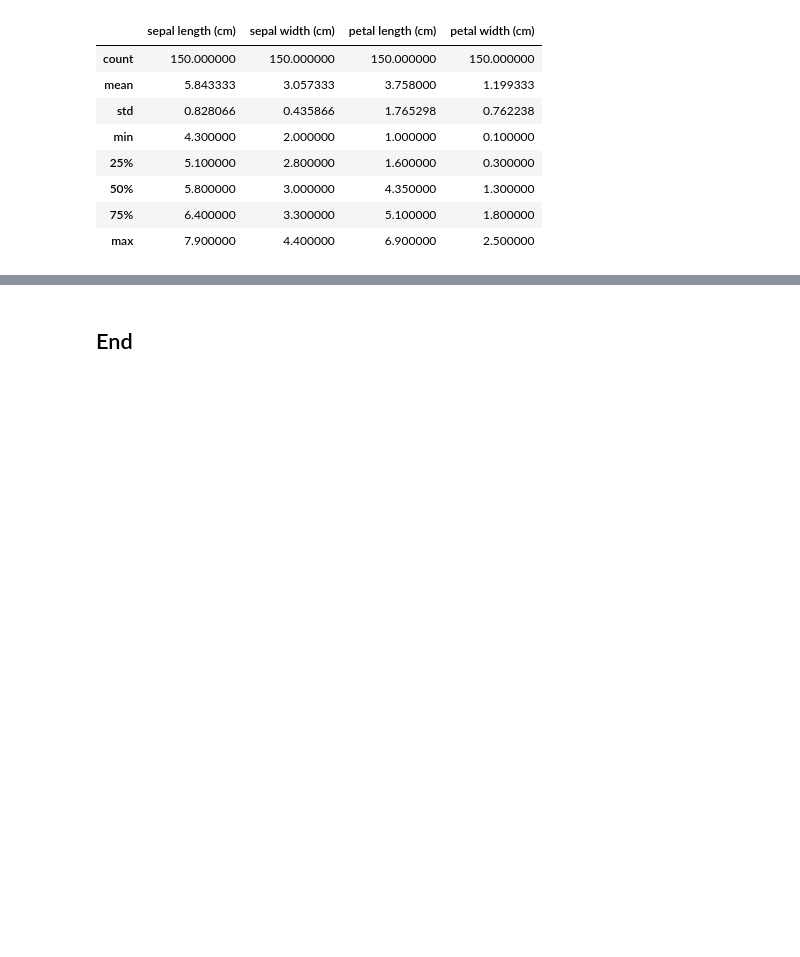
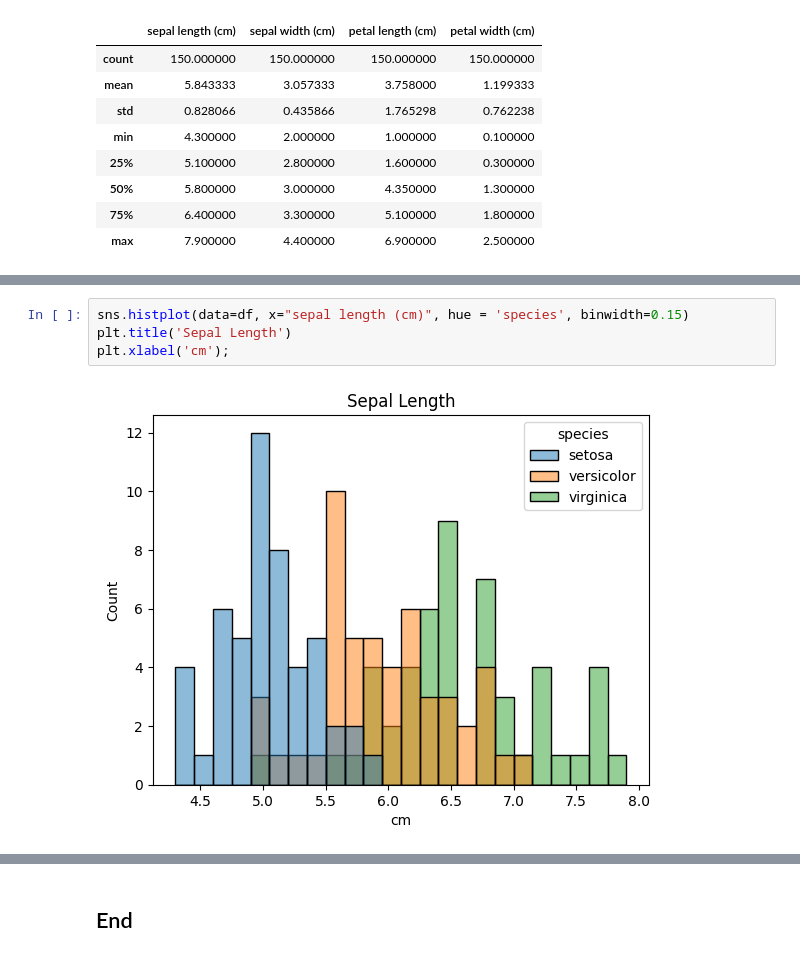
Before and after one commit to danielfinnerty/principles_of_data_analytics, a Jupyter notebook: tasks.ipynb, the cells around one changed output, grey strips where cells are left out. Drawn from its saved outputs; the diff is of its cells as text; blank space fills up the shorter version.

```diff
--- a/tasks.ipynb
+++ b/tasks.ipynb
@@ -132,0 +156,6 @@ df.describe()
+# %%
+sns.histplot(data=df, x="sepal length (cm)", hue = 'species', binwidth=0.15)
+plt.title('Sepal Length')
+plt.xlabel('cm');
+# %% [output]
+[figure, added]
```
Also changed, not shown: parts of 5 cells of this notebook.
